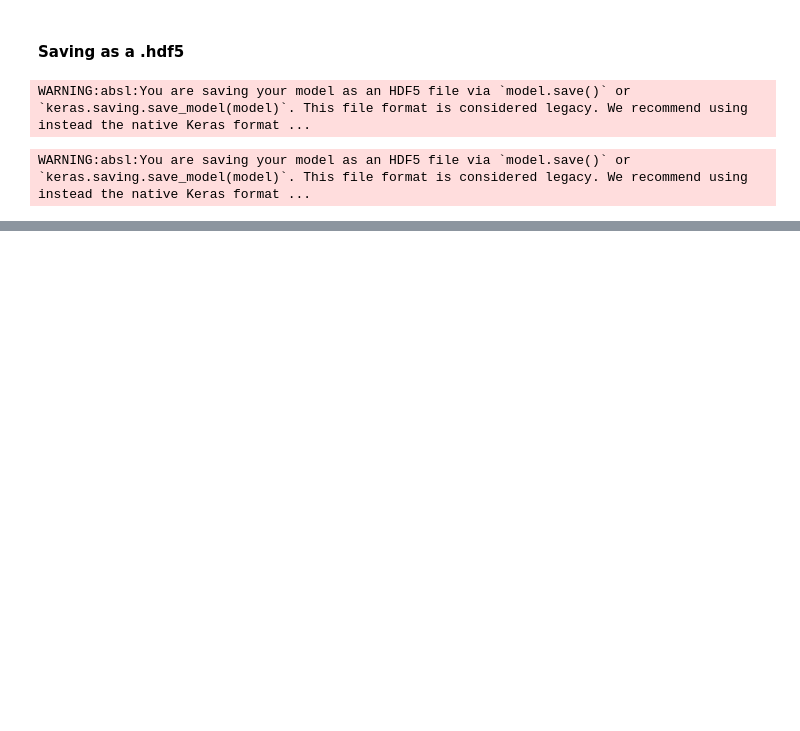
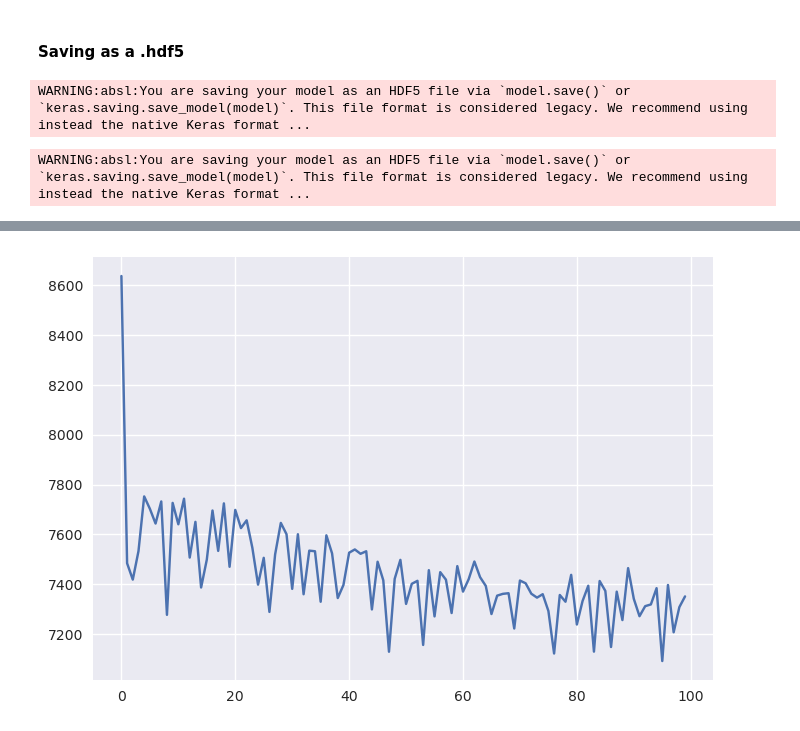
Before and after one commit to alchemistbg/udemy-tensorflow-developer-certificate-bootcamp, a Jupyter notebook: Section-03/Regression_with_tensorflow.ipynb, the cells around one changed output, grey strips where cells are left out. Drawn from its saved outputs; the diff is of its cells as text; code cells hidden in the pictures; blank space fills up the shorter version.

```diff
--- a/Section-03/Regression_with_tensorflow.ipynb
+++ b/Section-03/Regression_with_tensorflow.ipynb
@@ -793,0 +1090,4 @@ WARNING:absl:You are saving your model as an HDF5 file via `model.save()` or `ke
+# %%
+X_ins = insurance_one_hot.iloc[:, :-1]
+# %%
+y_ins = insurance_one_hot.iloc[:, -1]
@@ -793,0 +1096,2 @@ WARNING:absl:You are saving your model as an HDF5 file via `model.save()` or `ke
+# %%
+X_train_ins, X_test_ins, y_train_ins, y_test_ins = train_test_split(X_ins, y_ins, test_size = 0.2, random_state = 42)
@@ -793,0 +1108,18 @@ WARNING:absl:You are saving your model as an HDF5 file via `model.save()` or `ke
+# %%
+tf.keras.utils.set_random_seed(42)
+
+# Create a model
+model_ins_1 = tf.keras.models.Sequential([
+    tf.keras.layers.Dense(10),
+    tf.keras.layers.Dense(1)
+])
+
+# Compile a model
+model_ins_1.compile(
+    loss = tf.keras.losses.mae,
+    optimizer = tf.keras.optimizers.SGD(),
+    metrics = ['mae']
+)
+
+# Fit a model
+model_ins_1.fit(X_train_ins, y_train_ins, epochs = 100)
@@ -793,0 +1145,4 @@ WARNING:absl:You are saving your model as an HDF5 file via `model.save()` or `ke
+# %%
+plt.plot(model_ins_1.history.history['mae']);
+# %% [output]
+[figure, added]
```
Also changed, not shown: parts of 116 cells of this notebook, 10 other files.
